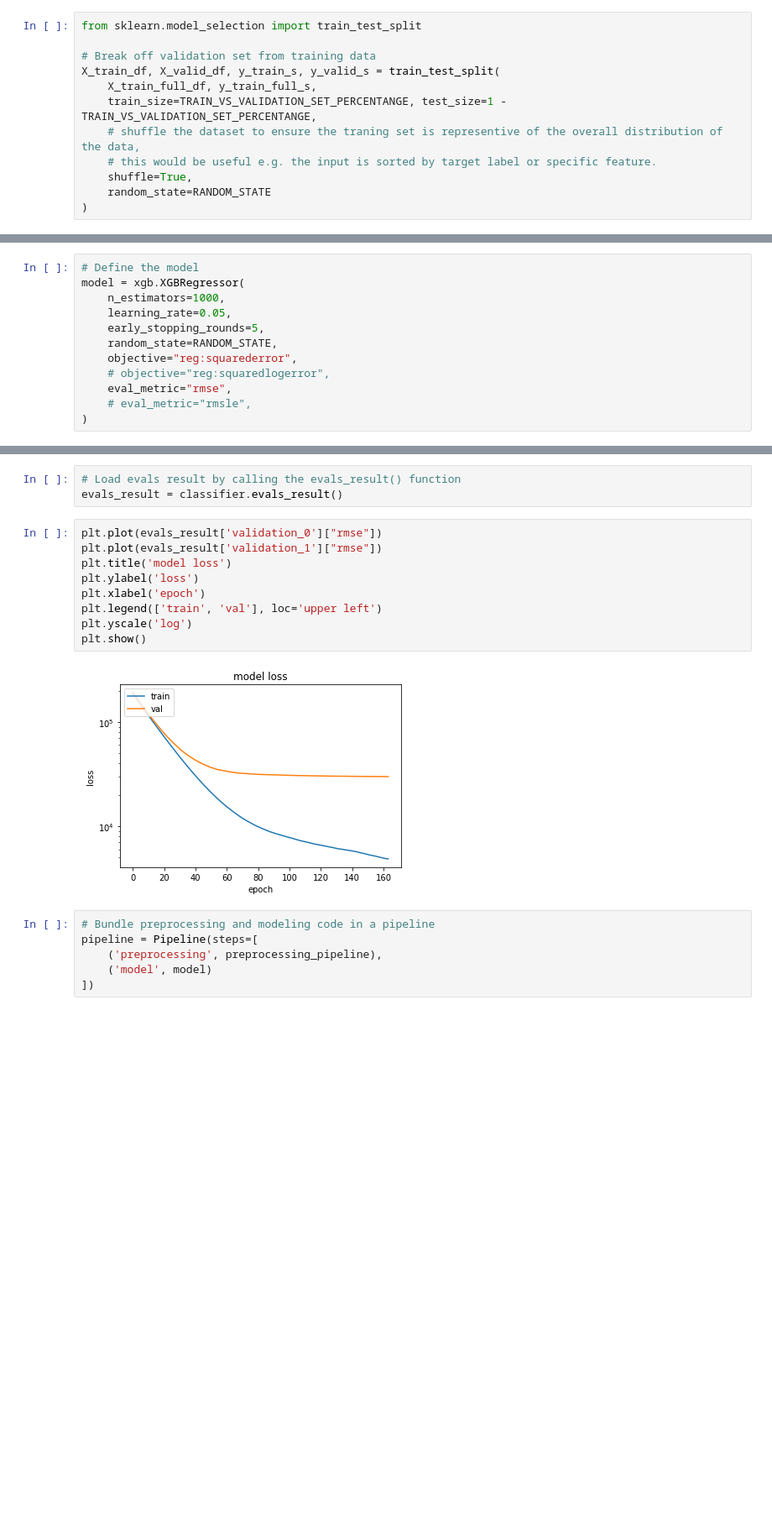
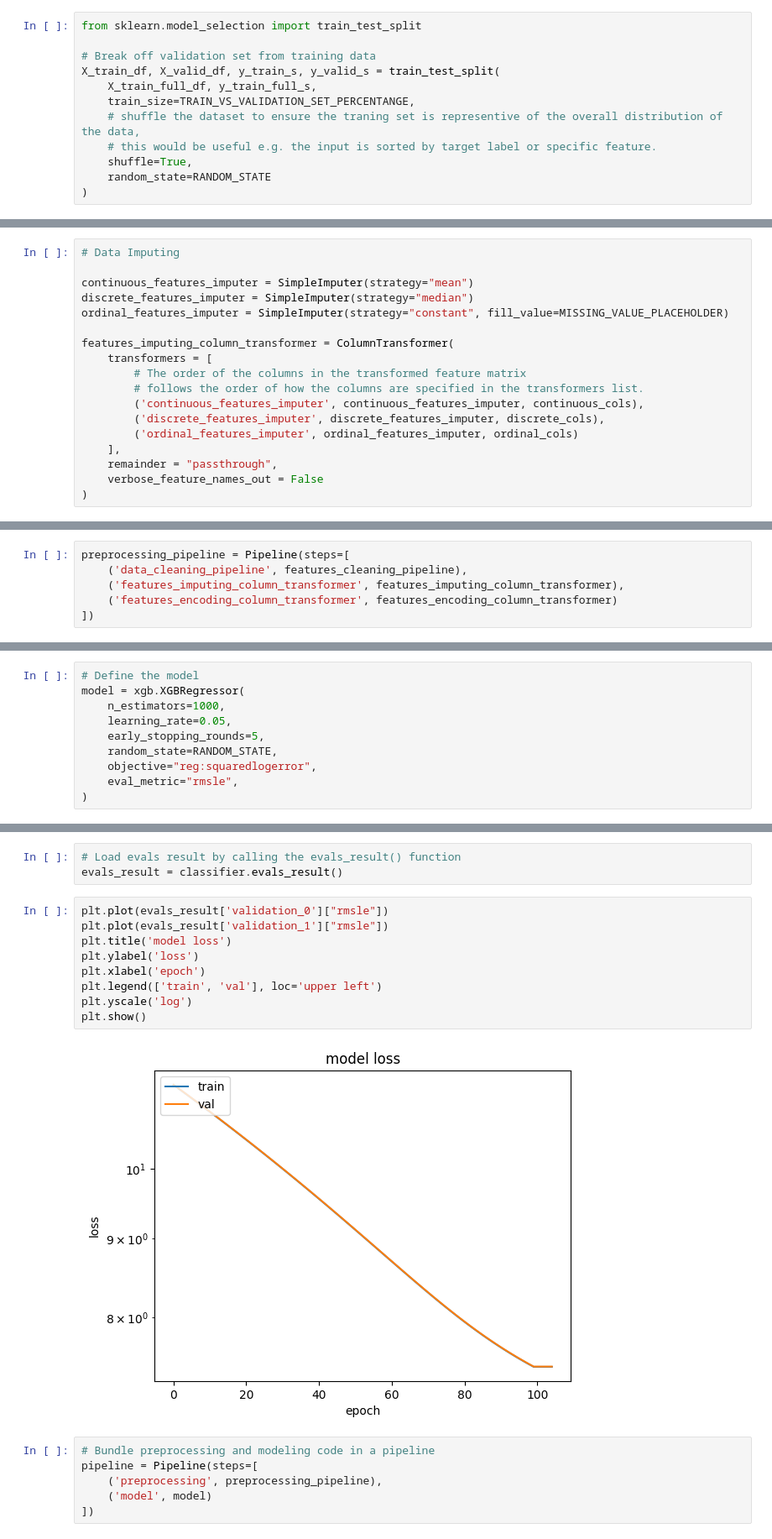
Before and after one commit to vitaminac/miniai, a Jupyter notebook: house-prices-regression-prediction.ipynb, the cells around one changed output, grey strips where cells are left out. Shown at 84% size. Drawn from its saved outputs; the diff is of its cells as text; blank space fills up the shorter version.

```diff
--- a/house-prices-regression-prediction.ipynb
+++ b/house-prices-regression-prediction.ipynb
@@ -63,7 +69,7 @@ from sklearn.model_selection import train_test_split
 # Break off validation set from training data
 X_train_df, X_valid_df, y_train_s, y_valid_s = train_test_split(
     X_train_full_df, y_train_full_s,
-    train_size=TRAIN_VS_VALIDATION_SET_PERCENTANGE, test_size=1 - TRAIN_VS_VALIDATION_SET_PERCENTANGE,
+    train_size=TRAIN_VS_VALIDATION_SET_PERCENTANGE,
     # shuffle the dataset to ensure the traning set is representive of the overall distribution of the data,
     # this would be useful e.g. the input is sorted by target label or specific feature.
     shuffle=True,
@@ -397 +349,19 @@ numerical_features_transformer = Pipeline(steps=[
+# %%
+# Data Imputing
+
+continuous_features_imputer = SimpleImputer(strategy="mean")
+discrete_features_imputer = SimpleImputer(strategy="median")
+ordinal_features_imputer = SimpleImputer(strategy="constant", fill_value=MISSING_VALUE_PLACEHOLDER)
+
+features_imputing_column_transformer = ColumnTransformer(
+    transformers = [
+        # The order of the columns in the transformed feature matrix
+        # follows the order of how the columns are specified in the transformers list.
+        ('continuous_features_imputer', continuous_features_imputer, continuous_cols),
+        ('discrete_features_imputer', discrete_features_imputer, discrete_cols),
+        ('ordinal_features_imputer', ordinal_features_imputer, ordinal_cols)
+    ],
+    remainder = "passthrough",
+    verbose_feature_names_out = False
+)
 # %%
@@ -459,3 +432,9 @@ preprocessing_pipeline = Pipeline(steps=[
+# %%
+preprocessing_pipeline = Pipeline(steps=[
+    ('data_cleaning_pipeline', features_cleaning_pipeline),
+    ('features_imputing_column_transformer', features_imputing_column_transformer),
+    ('features_encoding_column_transformer', features_encoding_column_transformer)
+])
 # %%
 preprocessing_pipeline.fit(X_train_df, y=y_train_s)
 # %% [output]
@@ -483,10 +479,8 @@ model = xgb.XGBRegressor(
     learning_rate=0.05,
     early_stopping_rounds=5,
     random_state=RANDOM_STATE,
-    objective="reg:squarederror",
-    # objective="reg:squaredlogerror",
-    eval_metric="rmse",
-    # eval_metric="rmsle",
+    objective="reg:squaredlogerror",
+    eval_metric="rmsle",
 )
 # %%
 X_train_transformed = preprocessing_pipeline.transform(X_train_df)
@@ -503,16 +497,16 @@ classifier = model.fit(
 # Load evals result by calling the evals_result() function
 evals_result = classifier.evals_result()
 # %%
-plt.plot(evals_result['validation_0']["rmse"])
-plt.plot(evals_result['validation_1']["rmse"])
+plt.plot(evals_result['validation_0']["rmsle"])
+plt.plot(evals_result['validation_1']["rmsle"])
 plt.title('model loss')
 plt.ylabel('loss')
 plt.xlabel('epoch')
 plt.legend(['train', 'val'], loc='upper left')
 plt.yscale('log')
 plt.show()
 # %% [output]
-[figure, old version]
+[figure, new version]
 # %%
 # Bundle preprocessing and modeling code in a pipeline
 pipeline = Pipeline(steps=[
```
Also changed, not shown: parts of 27 cells of this notebook.
